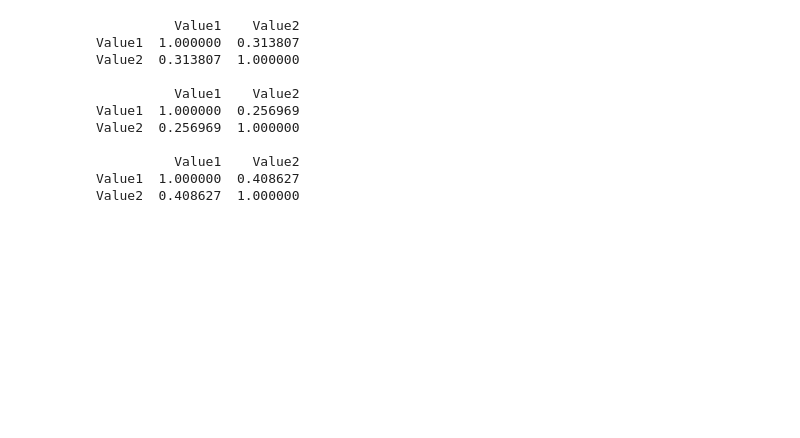
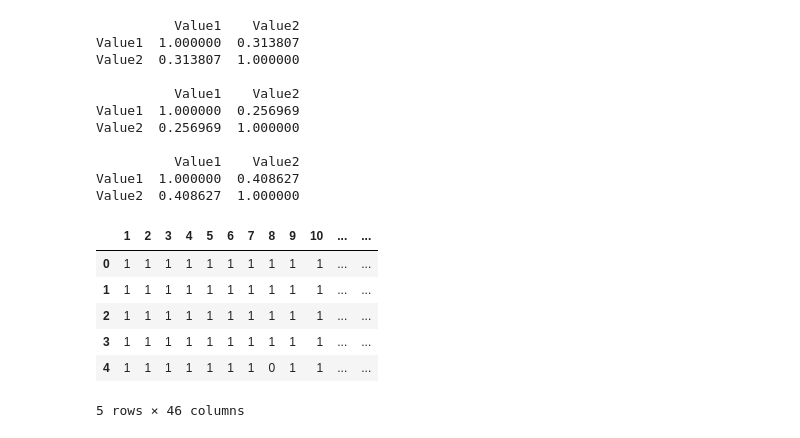
Before and after one commit to konderal333/-nkutfel, a Jupyter notebook: ONKUTFEL2/öngud.ipynb, the cells around one changed output. Saved outputs shown, nothing was run; the diff lists cells and outputs as text; code cells hidden in the pictures; blank space fills up the shorter version.

```diff
--- a/ONKUTFEL2/öngud.ipynb
+++ b/ONKUTFEL2/öngud.ipynb
@@ -326,3 +300,34 @@ Value2  0.256969  1.000000
           Value1    Value2
 Value1  1.000000  0.408627
 Value2  0.408627  1.000000
+# %%
+# 2021 tisztítás
+
+to_clean = pd.read_excel("/content/-nkutfel/ONKUTFEL2/NYERS_2021/BME-VBK-Felmero-2021 (1).xlsx")
+to_clean = to_clean.query('index < 70')
+szamlista = [24 + 3*i for i in range(44)]
+tempdict = {'Unnamed: ' + str(24 + 3*i): str(i+1) for i in range(44)}
+
+hamming_2021 = to_clean[['Unnamed: '+ str(j) for j in szamlista]+['név']]
+hamming_2021 = hamming_2021.rename(columns = tempdict)
+for col in list(hamming_2021.columns[0:44]):
+    hamming_2021[col] = (hamming_2021[col] > 0).astype(int)
+
+vector_2021 = []
+
+for index, row in hamming_2021.iterrows():
+  vector = []
+  for i in range(1,45):
+    vector.append(int(row[f'{i}']))
+  vector_2021.append(vector)
+
+hamming_2021['vector'] = vector_2021
+hamming_2021.head()
+# %% [output]
+|  | 1 | 2 | 3 | 4 | 5 | 6 | 7 | 8 | 9 | 10 | ... | ... |
+| 0 | 1 | 1 | 1 | 1 | 1 | 1 | 1 | 1 | 1 | 1 | ... | ... |
+| 1 | 1 | 1 | 1 | 1 | 1 | 1 | 1 | 1 | 1 | 1 | ... | ... |
+| 2 | 1 | 1 | 1 | 1 | 1 | 1 | 1 | 1 | 1 | 1 | ... | ... |
+| 3 | 1 | 1 | 1 | 1 | 1 | 1 | 1 | 1 | 1 | 1 | ... | ... |
+| 4 | 1 | 1 | 1 | 1 | 1 | 1 | 1 | 0 | 1 | 1 | ... | ... |
+5 rows × 46 columns
```
Also changed, not shown: parts of 7 cells of this notebook.
